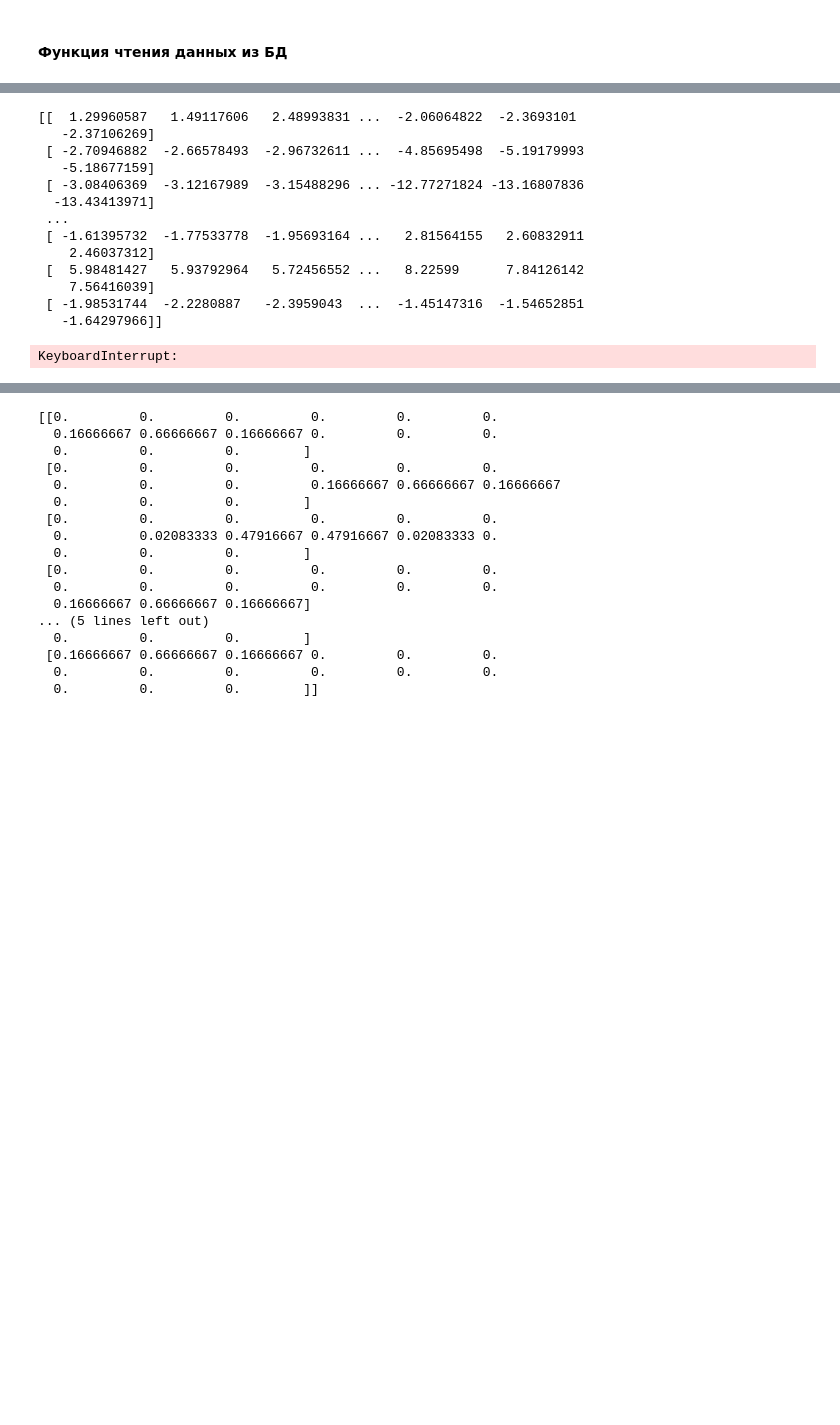
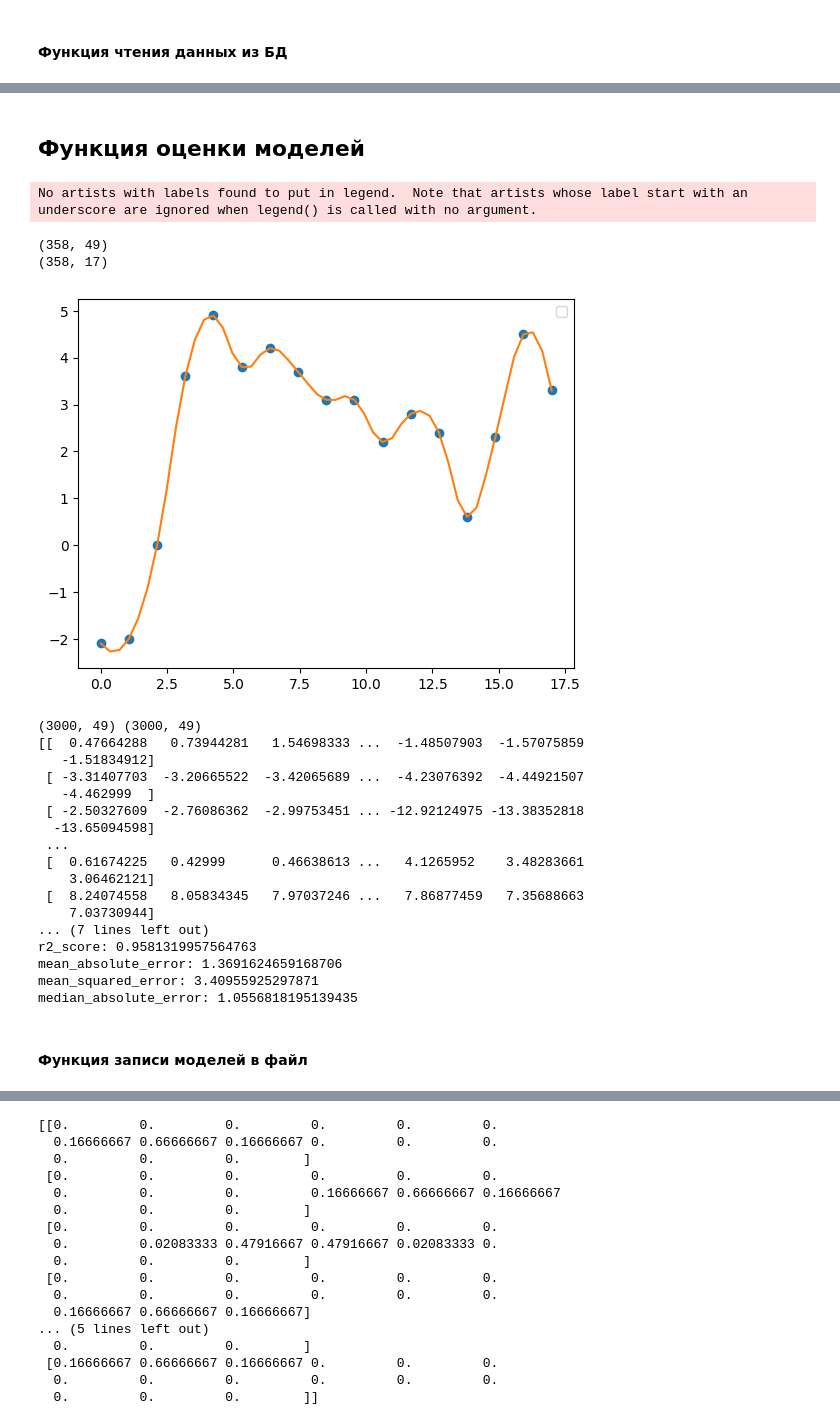
Before and after one commit to ruslanatsabryk/forecaster, a Jupyter notebook: dbconnection.ipynb, the cells around one changed output, grey strips where cells are left out. Drawn from its saved outputs; the diff is of its cells as text; code cells hidden in the pictures; blank space fills up the shorter version.

Commit message:
write model

```diff
--- a/dbconnection.ipynb
+++ b/dbconnection.ipynb
@@ -215,0 +327,4 @@ y [datetime.datetime(2023, 9, 4, 0, 0), 9.0, 7.2, 19.7, 20.7, 22.3, 21.9, 14.7,
+# %%
+forecast, fact = read_datasets('gfs')
+print(forecast[-1])
+print(fact[-1])
@@ -295,18 +397,3 @@ print(X.shape, y.shape)
-# %%
-X_train, X_test, y_train, y_test = train_test_split(X, y, test_size=0.2, shuffle=True, random_state=42)
-print(X_train)
-# %% [output]
-[[  1.29960587   1.49117606   2.48993831 ...  -2.06064822  -2.3693101
-   -2.37106269]
- [ -2.70946882  -2.66578493  -2.96732611 ...  -4.85695498  -5.19179993
-   -5.18677159]
- [ -3.08406369  -3.12167989  -3.15488296 ... -12.77271824 -13.16807836
-  -13.43413971]
- ...
- [ -1.61395732  -1.77533778  -1.95693164 ...   2.81564155   2.60832911
-    2.46037312]
- [  5.98481427   5.93792964   5.72456552 ...   8.22599      7.84126142
-    7.56416039]
- [ -1.98531744  -2.2280887   -2.3959043  ...  -1.45147316  -1.54652851
-   -1.64297966]]
+# %% [markdown]
+## Функция оценки моделей
 # %%
@@ -318,34 +476,26 @@ transformer_y = get_transformer(scaler_y, n_samples=y_train.shape[0]) # !!!
 # %%
-
-# model = KNeighborsRegressor(n_neighbors = 7)
-# model = RidgeCV()
-# model = ExtraTreesRegressor(n_estimators=150, random_state=0)
-model = RandomForestRegressor(n_estimators=150, random_state=0)
-# model = GaussianProcessRegressor(kernel=DotProduct() + WhiteKernel(), random_state=0)
-# model = MLPRegressor(hidden_layer_sizes=(49, 21, 7, 21, 49), random_state=0, max_iter=1000, alpha=0.0001, activation='relu')
-
-# Препроцессинг - трансформация целевых значений y
-if scaler_y:
-    regressor = TransformedTargetRegressor(regressor=model, transformer=transformer_y)
-else:
-    regressor = model
-
-# decomposition = PCA(n_components='mle', random_state=0, whiten = True)
-# decomposition = PCA(n_components=None, random_state=0, whiten = True, svd_solver='randomized') #!!
-# decomposition = IncrementalPCA(n_components=None, whiten = True)
-decomposition = KernelPCA(
-    n_components=None, kernel="rbf", gamma=10, fit_inverse_transform=True, alpha=0.1
-)
-
-
-# Препроцессинг - трансформация признаков X
-regr = make_pipeline(transformer_x, decomposition, regressor) if transformer_x else regressor
-# regr = make_pipeline(transformer_x, regressor) if transformer_x else regressor
-
-
-regr.fit(X_train, y_train)
-predicted = regr.predict(X_test)
-r2 = regr.score(X_test, y_test)
-r2
+evaluate_models()
 # %% [output]
-KeyboardInterrupt:
+No artists with labels found to put in legend.  Note that artists whose label start with an underscore are ignored when legend() is called with no argument.
+(358, 49)
+(358, 17)
+[figure, added]
+(3000, 49) (3000, 49)
+[[  0.47664288   0.73944281   1.54698333 ...  -1.48507903  -1.57075859
+   -1.51834912]
+ [ -3.31407703  -3.20665522  -3.42065689 ...  -4.23076392  -4.44921507
+   -4.462999  ]
+ [ -2.50327609  -2.76086362  -2.99753451 ... -12.92124975 -13.38352818
+  -13.65094598]
+ ...
+ [  0.61674225   0.42999      0.46638613 ...   4.1265952    3.48283661
+    3.06462121]
+ [  8.24074558   8.05834345   7.97037246 ...   7.86877459   7.35688663
+    7.03730944]
+... (7 lines left out)
+r2_score: 0.9581319957564763
+mean_absolute_error: 1.3691624659168706
+mean_squared_error: 3.40955925297871
+median_absolute_error: 1.0556818195139435
+# %% [markdown]
+#### Функция записи моделей в файл
```
Also changed, not shown: parts of 35 cells of this notebook, 3 other files.
